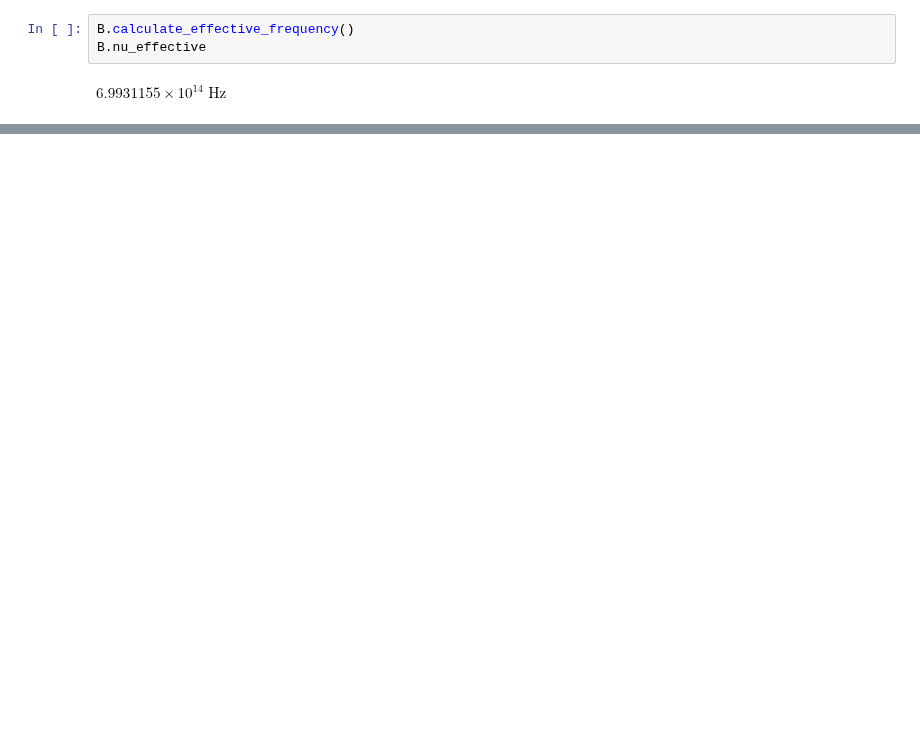
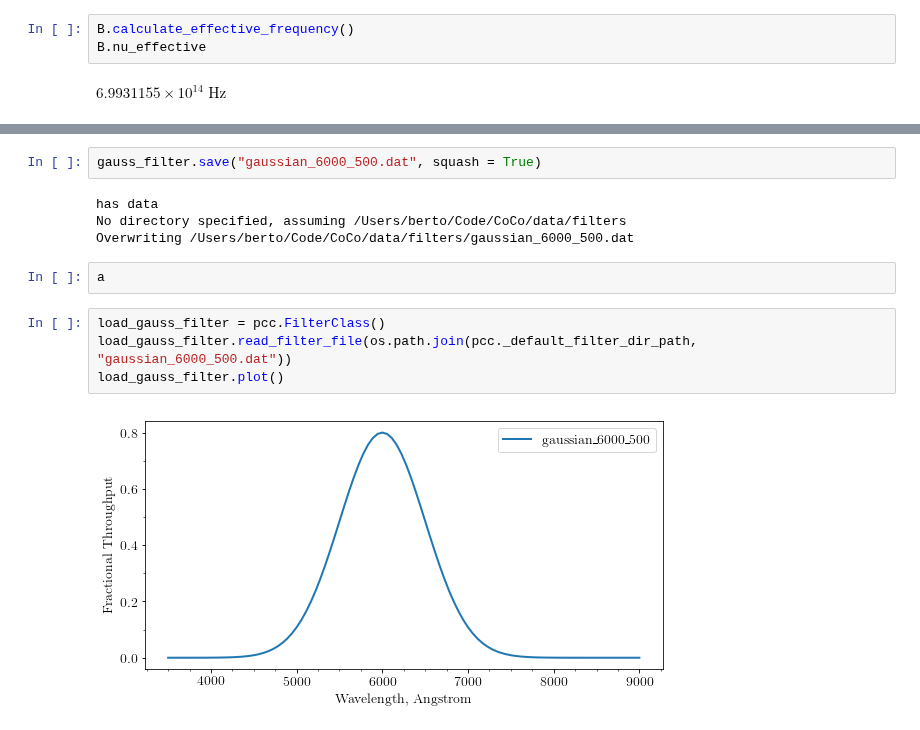
Before and after one commit to UoS-SNe/pycoco, a Jupyter notebook: notebooks/pycoco_adding_filters.ipynb, the cells around one changed output, grey strips where cells are left out. Saved outputs shown, nothing was run; the diff lists cells and outputs as text; blank space fills up the shorter version.

```diff
--- a/notebooks/pycoco_adding_filters.ipynb
+++ b/notebooks/pycoco_adding_filters.ipynb
@@ -185,0 +204,14 @@ Y.__dict__
+# %%
+gauss_filter.save("gaussian_6000_500.dat", squash = True)
+# %% [output]
+has data
+No directory specified, assuming /Users/berto/Code/CoCo/data/filters
+Overwriting /Users/berto/Code/CoCo/data/filters/gaussian_6000_500.dat
+# %%
+a
+# %%
+load_gauss_filter = pcc.FilterClass()
+load_gauss_filter.read_filter_file(os.path.join(pcc._default_filter_dir_path, "gaussian_6000_500.dat"))
+load_gauss_filter.plot()
+# %% [output]
+[figure, added]
```
Also changed, not shown: parts of 22 cells of this notebook, 2 other files.
